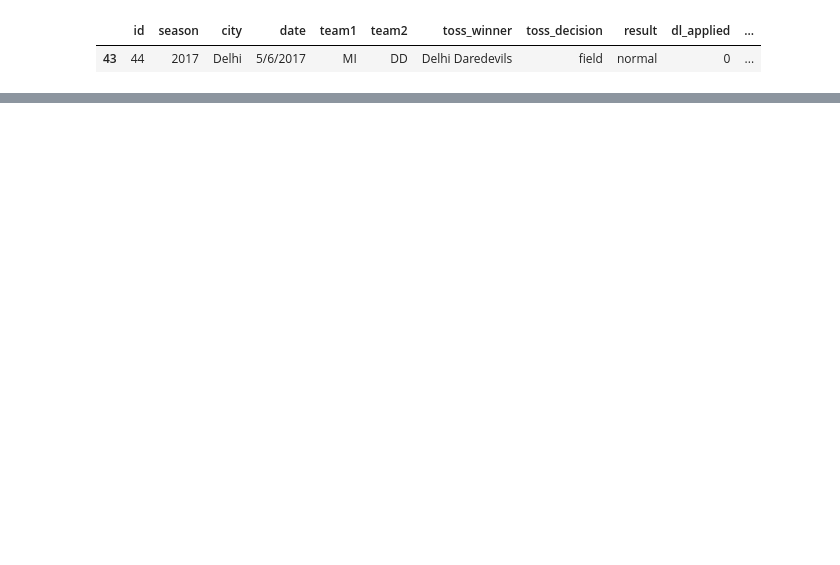
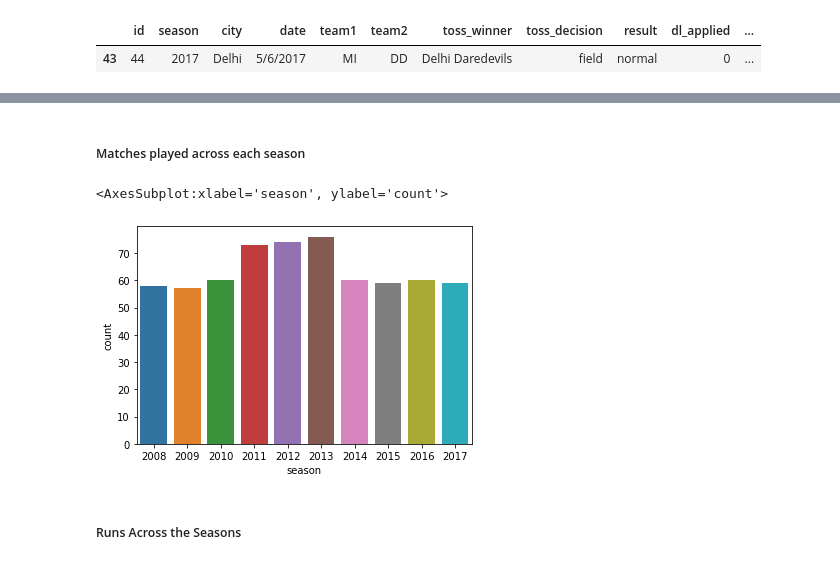
Before and after one commit to Data-Analysis-Projects-Udemy/Project-5-IPL-Data-Analysis-, a Jupyter notebook: IPL_matches.ipynb, the cells around one changed output, grey strips where cells are left out. Saved outputs shown, nothing was run; the diff lists cells and outputs as text; code cells hidden in the pictures; blank space fills up the shorter version.

```diff
--- a/IPL_matches.ipynb
+++ b/IPL_matches.ipynb
@@ -141,0 +220,2 @@ df[df['win_by_wickets']==df['win_by_wickets'].max()]
+# %%
+df['winner']=df['winner'].map(Teams)
@@ -141,0 +279,9 @@ df[df['win_by_wickets']==df['win_by_wickets'].max()]
+# %% [markdown]
+##### Matches played across each season
+# %%
+sns.countplot(df['season'])
+# %% [output]
+<AxesSubplot:xlabel='season', ylabel='count'>
+[figure, added]
+# %% [markdown]
+##### Runs Across the Seasons
```
Also changed, not shown: parts of 47 cells of this notebook, 4 other files.
